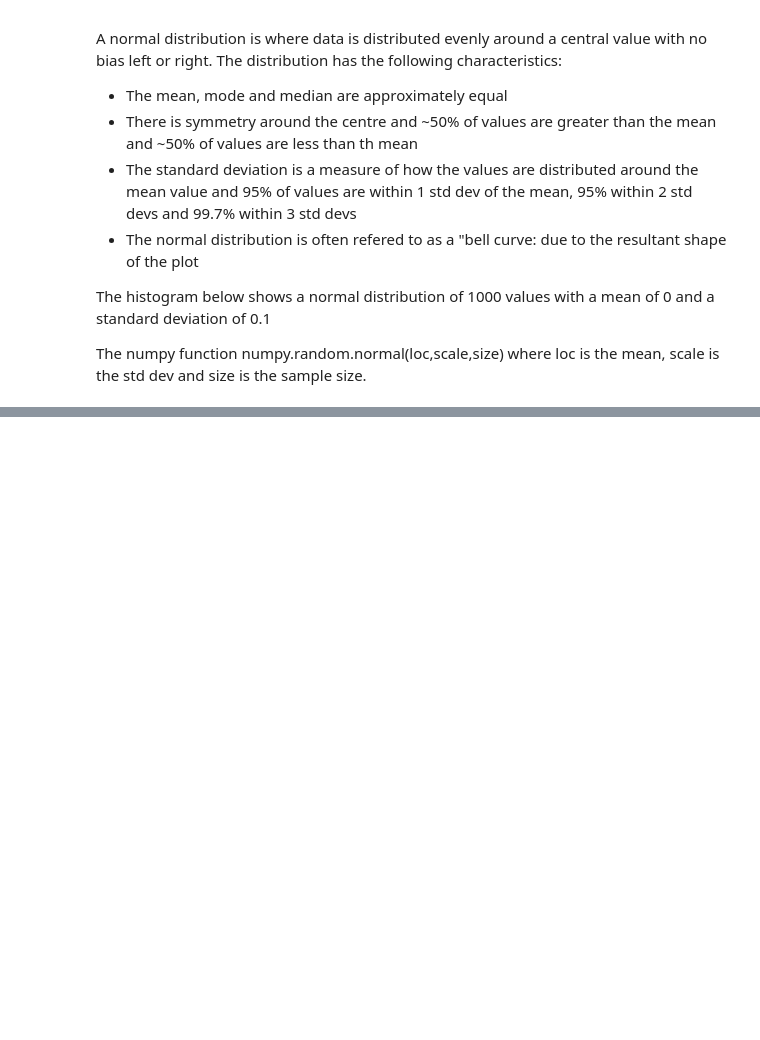
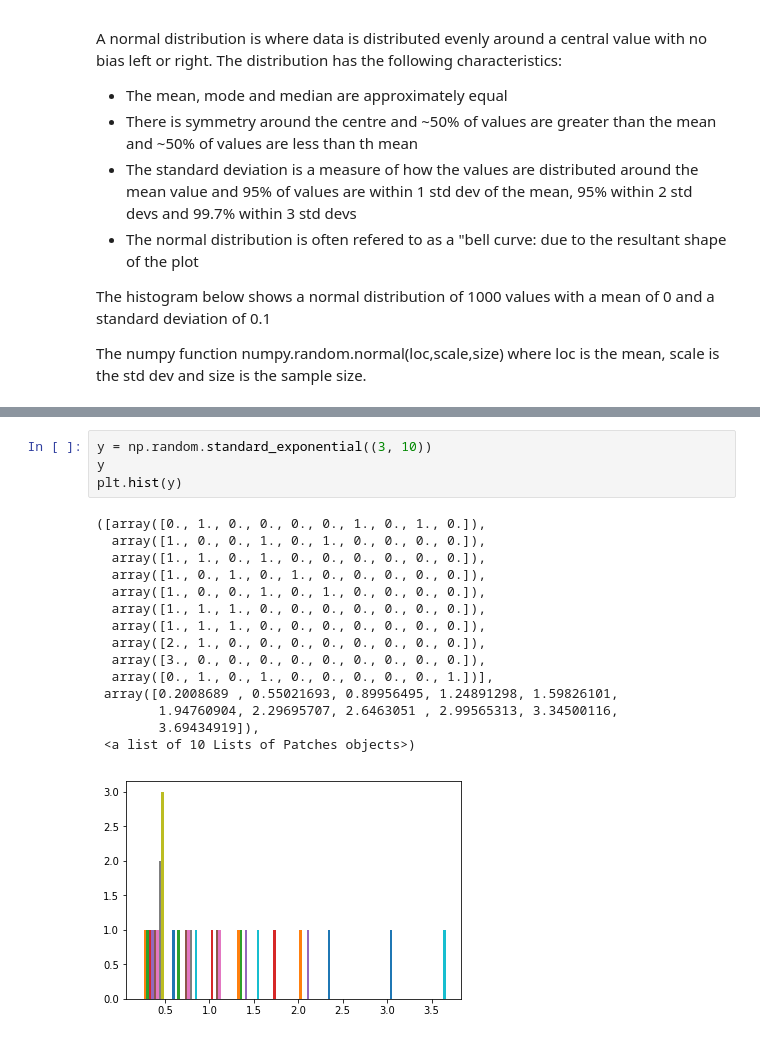
Before and after one commit to tommirrington/numpy-random, a Jupyter notebook: numpy-random.ipynb, the cells around one changed output, grey strips where cells are left out. Cells and saved outputs as stored; diff of their text form; blank space fills up the shorter version.

```diff
--- a/numpy-random.ipynb
+++ b/numpy-random.ipynb
@@ -100,0 +114,20 @@ plt.hist(x)
+# %%
+y = np.random.standard_exponential((3, 10))
+y
+plt.hist(y)
+# %% [output]
+([array([0., 1., 0., 0., 0., 0., 1., 0., 1., 0.]),
+  array([1., 0., 0., 1., 0., 1., 0., 0., 0., 0.]),
+  array([1., 1., 0., 1., 0., 0., 0., 0., 0., 0.]),
+  array([1., 0., 1., 0., 1., 0., 0., 0., 0., 0.]),
+  array([1., 0., 0., 1., 0., 1., 0., 0., 0., 0.]),
+  array([1., 1., 1., 0., 0., 0., 0., 0., 0., 0.]),
+  array([1., 1., 1., 0., 0., 0., 0., 0., 0., 0.]),
+  array([2., 1., 0., 0., 0., 0., 0., 0., 0., 0.]),
+  array([3., 0., 0., 0., 0., 0., 0., 0., 0., 0.]),
+  array([0., 1., 0., 1., 0., 0., 0., 0., 0., 1.])],
+ array([0.2008689 , 0.55021693, 0.89956495, 1.24891298, 1.59826101,
+        1.94760904, 2.29695707, 2.6463051 , 2.99565313, 3.34500116,
+        3.69434919]),
+ <a list of 10 Lists of Patches objects>)
+[figure, added]
```
Also changed, not shown: parts of 20 cells of this notebook.
